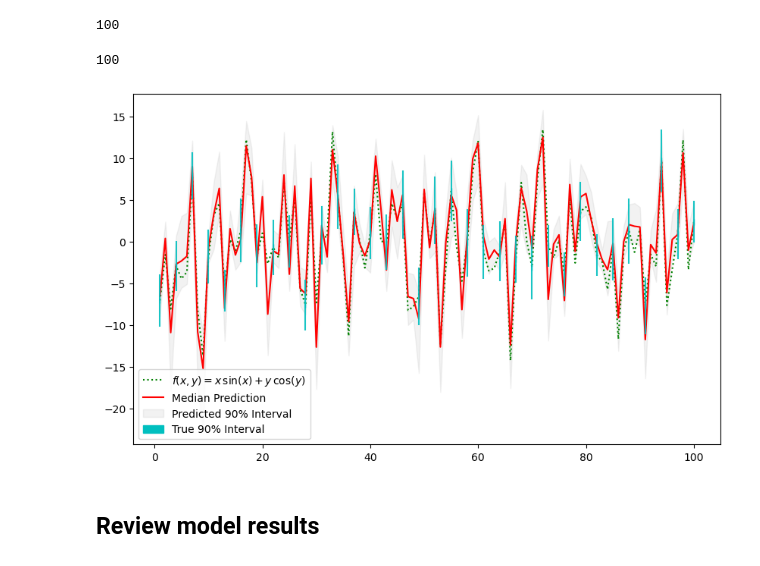
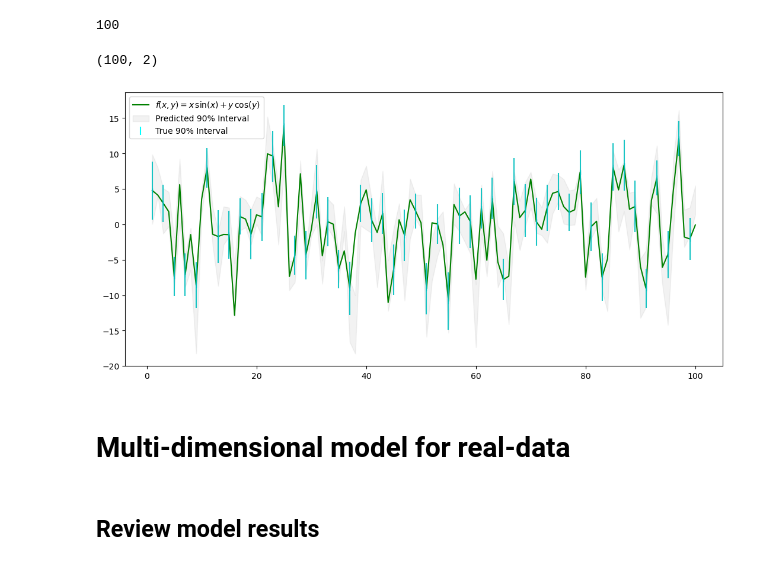
Before and after one commit to mxnurmi/miska-aalto-data-science-project, a Jupyter notebook: project_notebook.ipynb, the cells around one changed output. Drawn from its saved outputs; the diff is of its cells as text; code cells hidden in the pictures.

Commit message:
better and faster model handling

```diff
--- a/project_notebook.ipynb
+++ b/project_notebook.ipynb
@@ -269,5 +287,6 @@ Percentage out of the range (expecting 10%): 8.0
 # %%
 from matplotlib.patches import Patch
+from matplotlib.lines import Line2D
 
 np.random.seed(100)
 
@@ -309,6 +328,8 @@ for i in range(0, len(xx), interval):
     upper_val = y_upper_true[i]
     plt.errorbar(x_val, (lower_val + upper_val) / 2, yerr=[[(upper_val - lower_val) / 2]], fmt='c|', alpha=0.7)
 
+vertical_bar_proxy = Line2D([0], [0], linestyle='none', marker='|', color='cyan', markersize=10, markeredgewidth=1.5)
+
 # Automatically generate default legend handles and labels
 handles, labels = plt.gca().get_legend_handles_labels()
 # Append the custom handler for the vertical bars
@@ -324,7 +345,7 @@ plt.show()
 # %%
 ## Build the Model
 
-class q_model_2_dimensions(nn.Module):
+class q_model_multi_dimensional(nn.Module):
     def __init__(self,
                  quantiles,
                  in_shape=2,
@@ -425,7 +446,7 @@ class Learner_2:
 # %%
 # Instantiate model for 2D data
 quantiles = [.05, .5, .95]
-model_2 = q_model_2_dimensions(quantiles, in_shape=2, dropout=0.1)  # in_shape set to 2 for 2D input
+model_2 = q_model_multi_dimensional(quantiles, in_shape=2, dropout=0.1)  # in_shape set to 2 for 2D input
 loss_func_2 = QuantileLoss_2(quantiles)
 learner_2 = Learner_2(model_2, partial(torch.optim.Adam, weight_decay=1e-6), loss_func_2)
 
@@ -452,4 +473,4 @@ y_2 = y_2.astype(np.float32)
 # %%
 # Run training for 2D model
 epochs = 5000
-learner_2.fit(XY, y_2, epochs, batch_size=10)
+#learner_2.fit(XY, y_2, epochs, batch_size=10)
@@ -477,46 +493,47 @@ test_data = np.concatenate([X_test, Y_test], axis=1)
 print(len(test_data))
 # %% [output]
 100
+# %%
+test_data.shape
+# %% [output]
+(100, 2)
 # %%
 # Make the prediction on the meshed x-axis
 predicted_percentiles = learner_2.predict(test_data)
 
 y_lower_pred, y_pred, y_upper_pred = predicted_percentiles[:, 0], predicted_percentiles[:, 1], predicted_percentiles[:, 2]
-# %% [output]
-100
 # %%
-# Calculate dynamic true percentiles for each point in xx
 dy_test_data = 1.5 + 1.0 * np.random.random(test_data.shape[0])  # Ensure dy_xx matches the length of xx
 y_lower_true = g(X_test, Y_test).ravel() - 1.645 * dy_test_data  # 10th percentile
 y_upper_true = g(X_test, Y_test).ravel() + 1.645 * dy_test_data  # 90th percentile
 
 # Plotting
-plt.figure(figsize=(10, 6))
+plt.figure(figsize=(13, 6))
 
 test_data_indexed = list(range(1, len(test_data) + 1))
 
 #plt.plot(X_test, y_2, 'b.', markersize=10, label='Observations')
-plt.plot(test_data_indexed, g(X_test, Y_test), 'g:', label = r'$f(x, y) = x\,\sin(x) + y \,\cos(y)$')
-plt.plot(test_data_indexed, y_pred, 'r-', label='Median Prediction')
+plt.plot(test_data_indexed, g(X_test, Y_test), 'g', label = r'$f(x, y) = x\,\sin(x) + y \,\cos(y)$')
+#plt.plot(test_data_indexed, y_pred, 'r-', label='Median Prediction')
 plt.fill_between(test_data_indexed, y_lower_pred, y_upper_pred, alpha=0.1, color='gray', label='Predicted 90% Interval')
 #range(0, len(test_data), interval)
 # Add vertical bars for true percentiles at regular intervals
-interval = 3 # Interval for placing the vertical bars
+interval = 2 # Interval for placing the vertical bars
 for i in range(0, len(test_data), interval):
     x_val = test_data.ravel()[i]
     lower_val = y_lower_true[i]
     upper_val = y_upper_true[i]
     plt.errorbar(i+1, (lower_val + upper_val) / 2, yerr=[[(upper_val - lower_val) / 2]], fmt='c|', alpha=0.9)
 
 # Automatically generate default legend handles and labels
 handles, labels = plt.gca().get_legend_handles_labels()
 # Append the custom handler for the vertical bars
 handles.append(vertical_bar_proxy)
 labels.append('True 90% Interval')
 plt.legend(handles=handles, labels=labels, loc="best")
 
 plt.show()
 # %% [output]
-[figure, old version]
+[figure, new version]
 # %%
 # TODO: in the above graph add the y-values so they can be seen?
@@ -522,0 +545,2 @@ plt.show()
+# %% [markdown]
+# Multi-dimensional model for real-data
```
Also changed, not shown: parts of 33 cells of this notebook.
